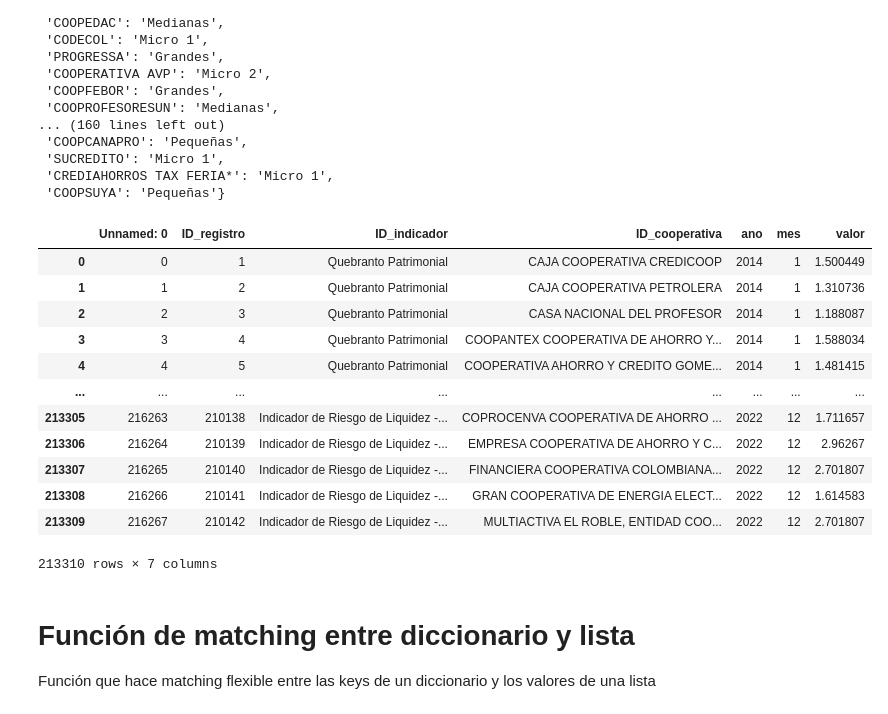
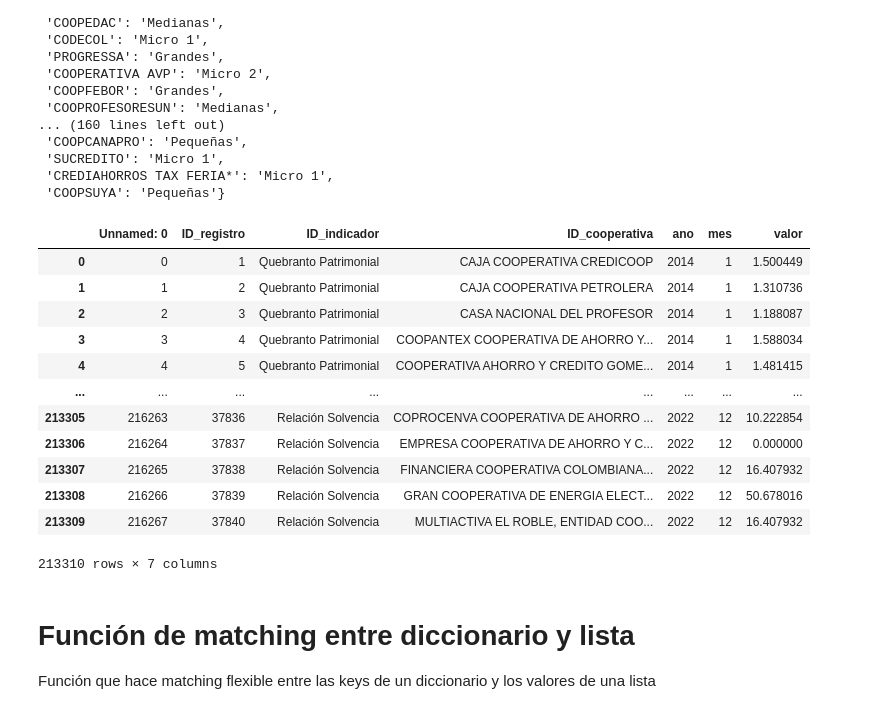
Before and after one commit to LianaD26/CAMEL_Model_percentages, a Jupyter notebook: notebooks/Sectorizar_coops.ipynb, the cells around one changed output. Saved outputs shown, nothing was run; the diff lists cells and outputs as text; code cells hidden in the pictures.

```diff
--- a/notebooks/Sectorizar_coops.ipynb
+++ b/notebooks/Sectorizar_coops.ipynb
@@ -49,20 +51,20 @@ diccionario_clasificacion
 # %%
 # abrimos el excel con los datos de las cooperativas y lo guardamos en un dataframe
-df_coperativas = pd.read_excel("../tablas/registros_irl_actualizado.xlsx")
+df_coperativas = pd.read_excel("../tablas/registros_solvencia_actualizado.xlsx")
 df_coperativas
 # %% [output]
 |  | Unnamed: 0 | ID_registro | ID_indicador | ID_cooperativa | ano | mes | valor |
 | 0 | 0 | 1 | Quebranto Patrimonial | CAJA COOPERATIVA CREDICOOP | 2014 | 1 | 1.500449 |
 | 1 | 1 | 2 | Quebranto Patrimonial | CAJA COOPERATIVA PETROLERA | 2014 | 1 | 1.310736 |
 | 2 | 2 | 3 | Quebranto Patrimonial | CASA NACIONAL DEL PROFESOR | 2014 | 1 | 1.188087 |
 | 3 | 3 | 4 | Quebranto Patrimonial | COOPANTEX COOPERATIVA DE AHORRO Y... | 2014 | 1 | 1.588034 |
 | 4 | 4 | 5 | Quebranto Patrimonial | COOPERATIVA AHORRO Y CREDITO GOME... | 2014 | 1 | 1.481415 |
 | ... | ... | ... | ... | ... | ... | ... | ... |
-| 213305 | 216263 | 210138 | Indicador de Riesgo de Liquidez -... | COPROCENVA COOPERATIVA DE AHORRO ... | 2022 | 12 | 1.711657 |
-| 213306 | 216264 | 210139 | Indicador de Riesgo de Liquidez -... | EMPRESA COOPERATIVA DE AHORRO Y C... | 2022 | 12 | 2.96267 |
-| 213307 | 216265 | 210140 | Indicador de Riesgo de Liquidez -... | FINANCIERA COOPERATIVA COLOMBIANA... | 2022 | 12 | 2.701807 |
-| 213308 | 216266 | 210141 | Indicador de Riesgo de Liquidez -... | GRAN COOPERATIVA DE ENERGIA ELECT... | 2022 | 12 | 1.614583 |
-| 213309 | 216267 | 210142 | Indicador de Riesgo de Liquidez -... | MULTIACTIVA EL ROBLE, ENTIDAD COO... | 2022 | 12 | 2.701807 |
+| 213305 | 216263 | 37836 | Relación Solvencia | COPROCENVA COOPERATIVA DE AHORRO ... | 2022 | 12 | 10.222854 |
+| 213306 | 216264 | 37837 | Relación Solvencia | EMPRESA COOPERATIVA DE AHORRO Y C... | 2022 | 12 | 0.000000 |
+| 213307 | 216265 | 37838 | Relación Solvencia | FINANCIERA COOPERATIVA COLOMBIANA... | 2022 | 12 | 16.407932 |
+| 213308 | 216266 | 37839 | Relación Solvencia | GRAN COOPERATIVA DE ENERGIA ELECT... | 2022 | 12 | 50.678016 |
+| 213309 | 216267 | 37840 | Relación Solvencia | MULTIACTIVA EL ROBLE, ENTIDAD COO... | 2022 | 12 | 16.407932 |
 213310 rows × 7 columns
 # %% [markdown]
 # Función de matching entre diccionario y lista
```
Also changed, not shown: parts of 2 cells of this notebook, 1 other file.
